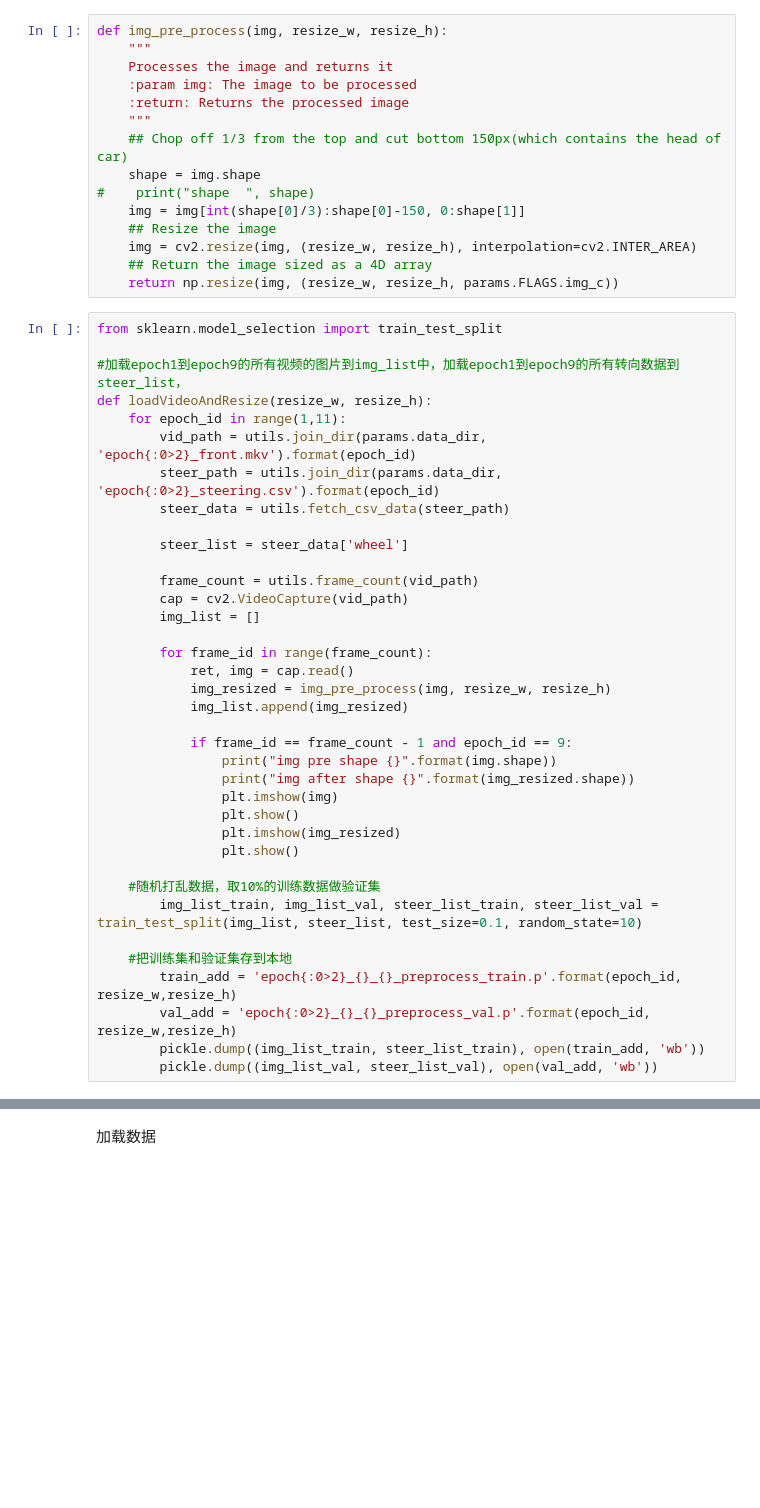
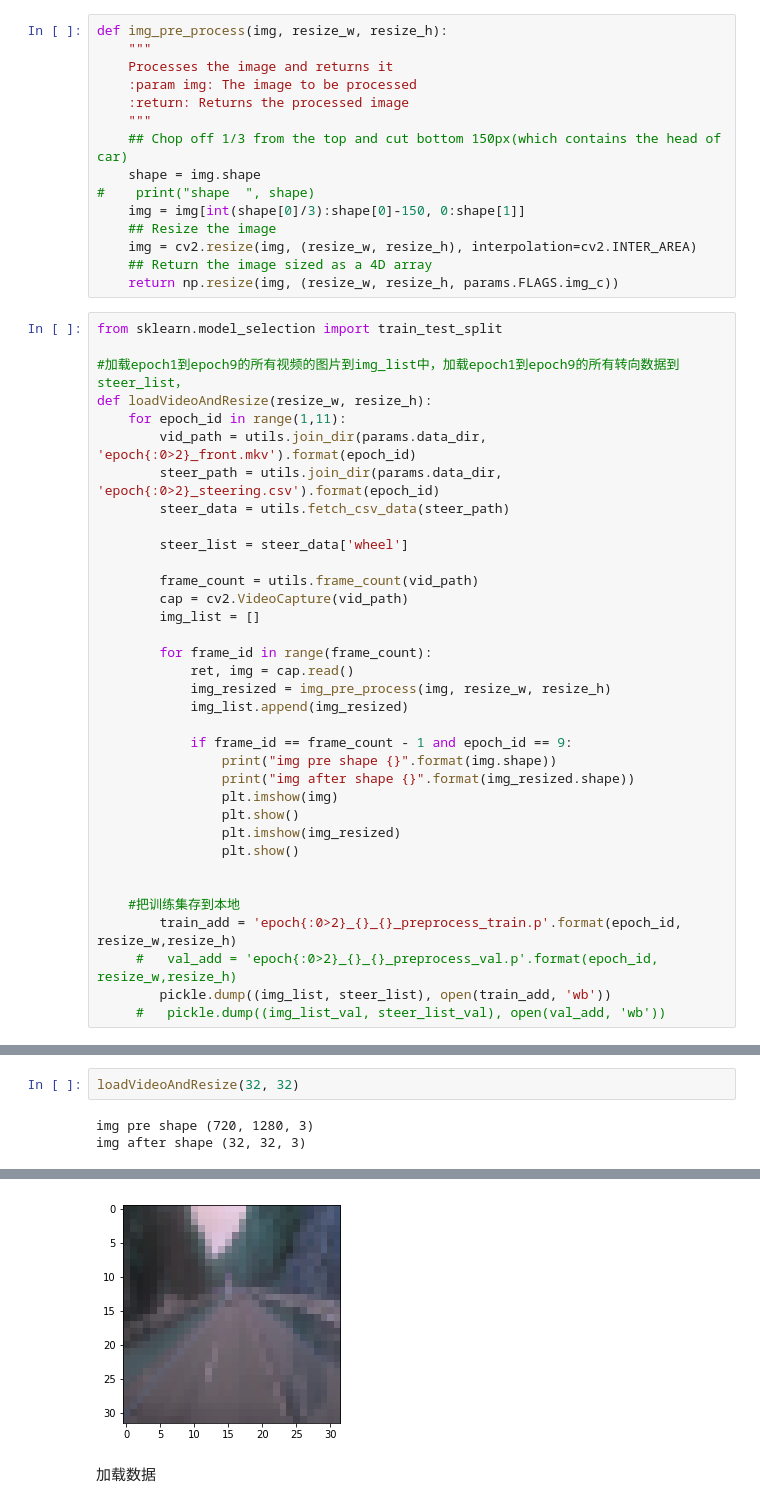
Before and after one commit to rosaann/uda, a Jupyter notebook: deep_tesla/deep_tesla.ipynb, the cells around one changed output, grey strips where cells are left out. Cells and saved outputs as stored; diff of their text form; blank space fills up the shorter version.

```diff
--- a/deep_tesla/deep_tesla.ipynb
+++ b/deep_tesla/deep_tesla.ipynb
@@ -55,11 +53,9 @@ def loadVideoAndResize(resize_w, resize_h):
                 plt.imshow(img_resized)
                 plt.show()
 
-    #随机打乱数据，取10%的训练数据做验证集
-        img_list_train, img_list_val, steer_list_train, steer_list_val = train_test_split(img_list, steer_list, test_size=0.1, random_state=10)
 
-    #把训练集和验证集存到本地
+    #把训练集存到本地
         train_add = 'epoch{:0>2}_{}_{}_preprocess_train.p'.format(epoch_id, resize_w,resize_h)
-        val_add = 'epoch{:0>2}_{}_{}_preprocess_val.p'.format(epoch_id, resize_w,resize_h)
-        pickle.dump((img_list_train, steer_list_train), open(train_add, 'wb'))
-        pickle.dump((img_list_val, steer_list_val), open(val_add, 'wb'))
+     #   val_add = 'epoch{:0>2}_{}_{}_preprocess_val.p'.format(epoch_id, resize_w,resize_h)
+        pickle.dump((img_list, steer_list), open(train_add, 'wb'))
+     #   pickle.dump((img_list_val, steer_list_val), open(val_add, 'wb'))
@@ -72,0 +62,5 @@ img after shape (64, 64, 3)
+# %%
+loadVideoAndResize(32, 32)
+# %% [output]
+img pre shape (720, 1280, 3)
+img after shape (32, 32, 3)
@@ -73,3 +68,4 @@ img after shape (64, 64, 3)
+[figure, added]
 # %% [markdown]
 加载数据
 # %%
```
Also changed, not shown: parts of 14 cells of this notebook, 2 other files.
